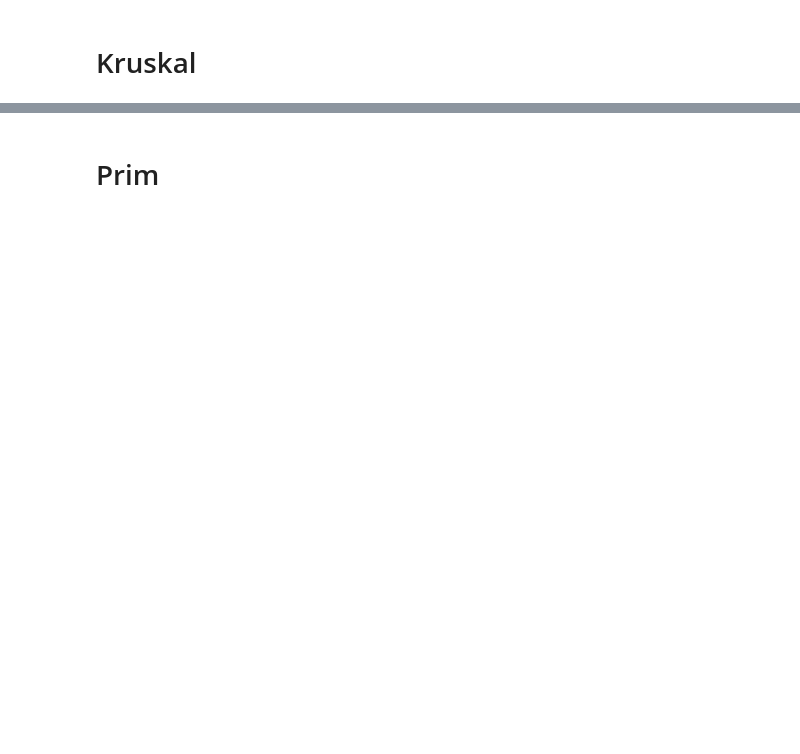
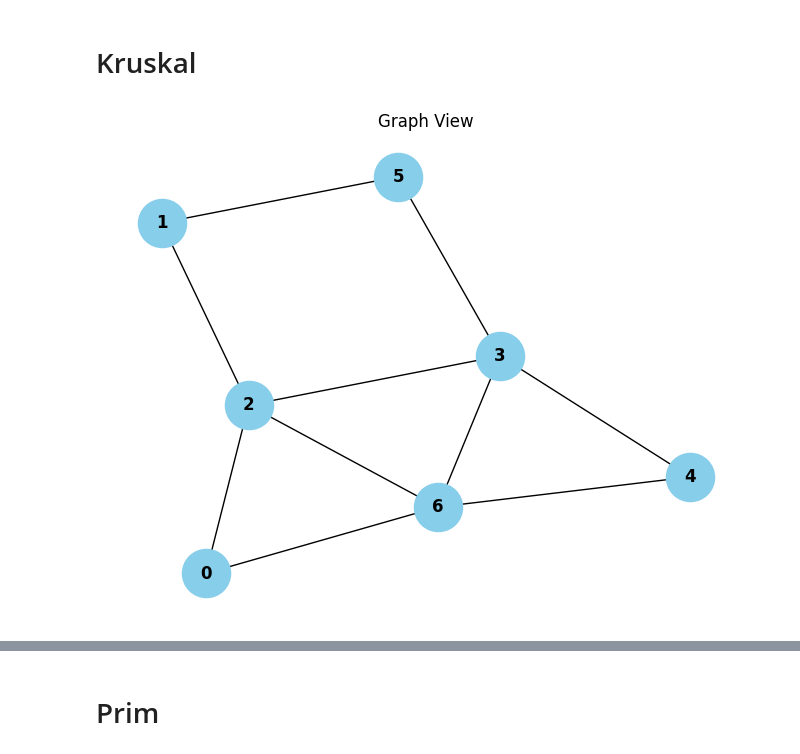
Before and after one commit to akef215/graph_theory, a Jupyter notebook: graph_demo.ipynb, the cells around one changed output, grey strips where cells are left out. Cells and saved outputs as stored; diff of their text form; code cells hidden in the pictures; blank space fills up the shorter version.

```diff
--- a/graph_demo.ipynb
+++ b/graph_demo.ipynb
@@ -379,2 +410,13 @@ The number of the connex components of the graph is : 2
 # %% [markdown]
 # Kruskal
+# %%
+edges = [(0, 6, 1), (0, 2, 6), (1, 5, 10), (2, 1, 2), (2, 3, 9), (2, 6, 4), (3, 5, 3),
+(4, 3, 8), (6, 3, 7), (6, 4, 5)]
+
+G = Graph(oriented=False, valued=True)
+G.load_from_weighted_edges(edges)
+G.plot_graph()
+np.set_printoptions(precision=2)
+origin = 0
+# %% [output]
+[figure, added]
```
Also changed, not shown: parts of 12 cells of this notebook, 3 other files.
